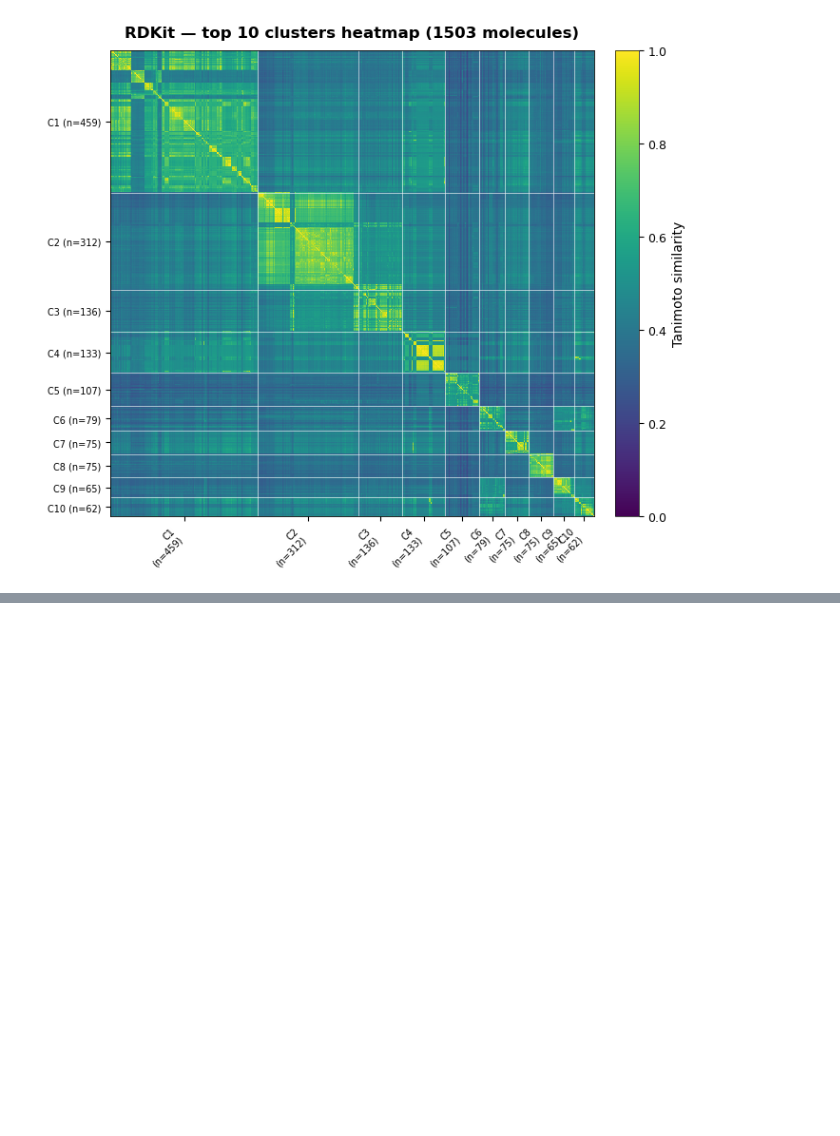
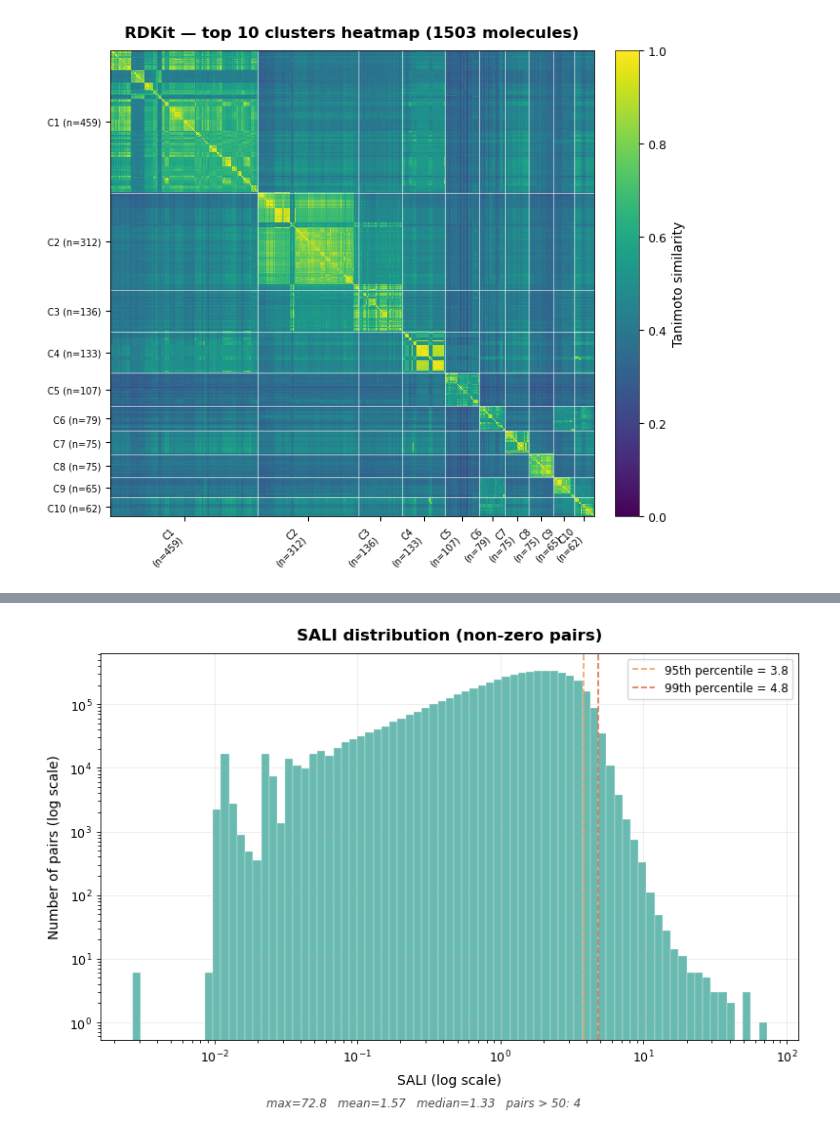
Before and after one commit to stanuch/TaniMol, a Jupyter notebook: notebooks/06_visualization.ipynb, the cells around one changed output, grey strips where cells are left out. Saved outputs shown, nothing was run; the diff lists cells and outputs as text; code cells hidden in the pictures; blank space fills up the shorter version.

```diff
--- a/notebooks/06_visualization.ipynb
+++ b/notebooks/06_visualization.ipynb
@@ -97,0 +152,4 @@ plot_top_clusters_heatmap(rdkit_sim_matrix, rdkit_clusters, name="RDKit", top_n=
+# %%
+plot_sali_distribution(sali_values)
+# %% [output]
+[figure, added]
```
Also changed, not shown: parts of 12 cells of this notebook.
